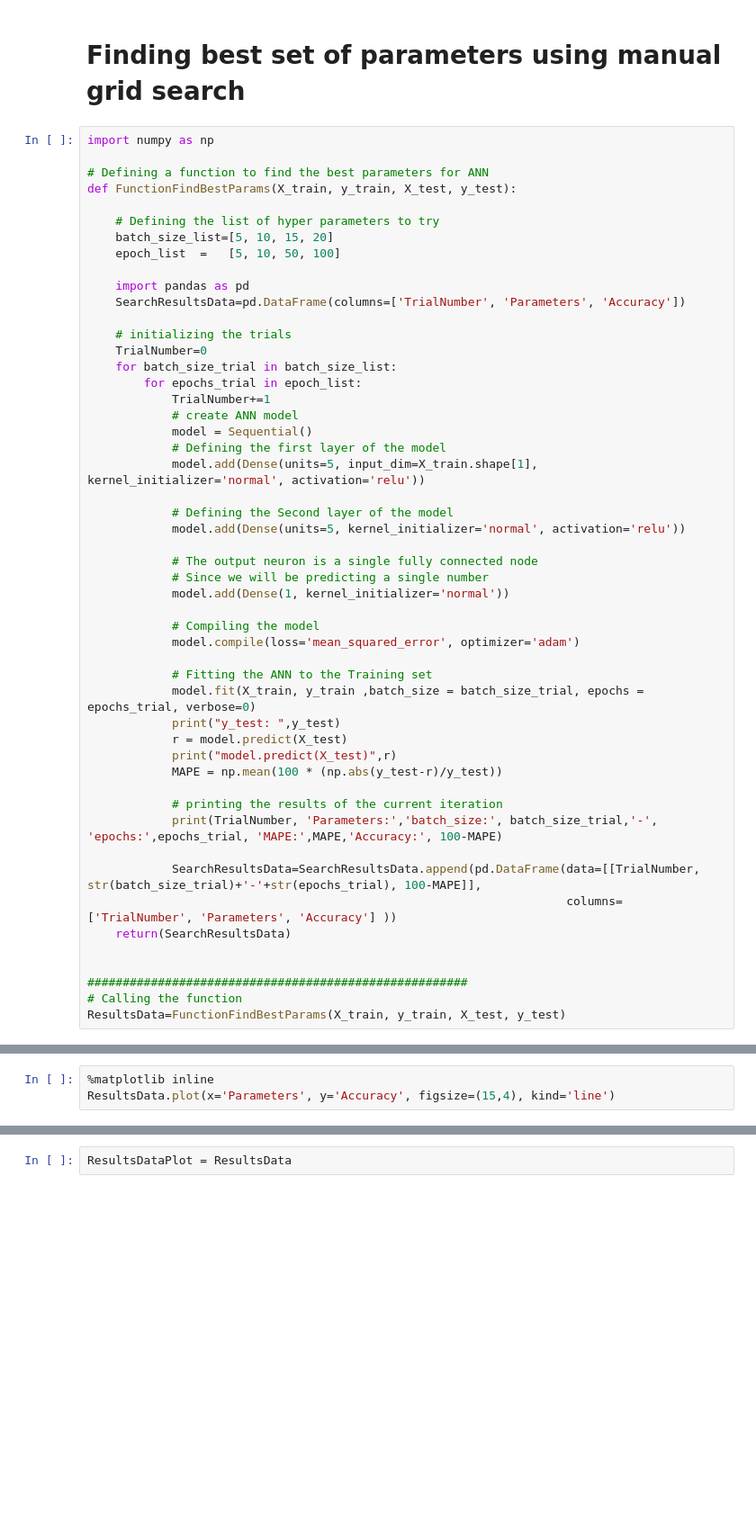
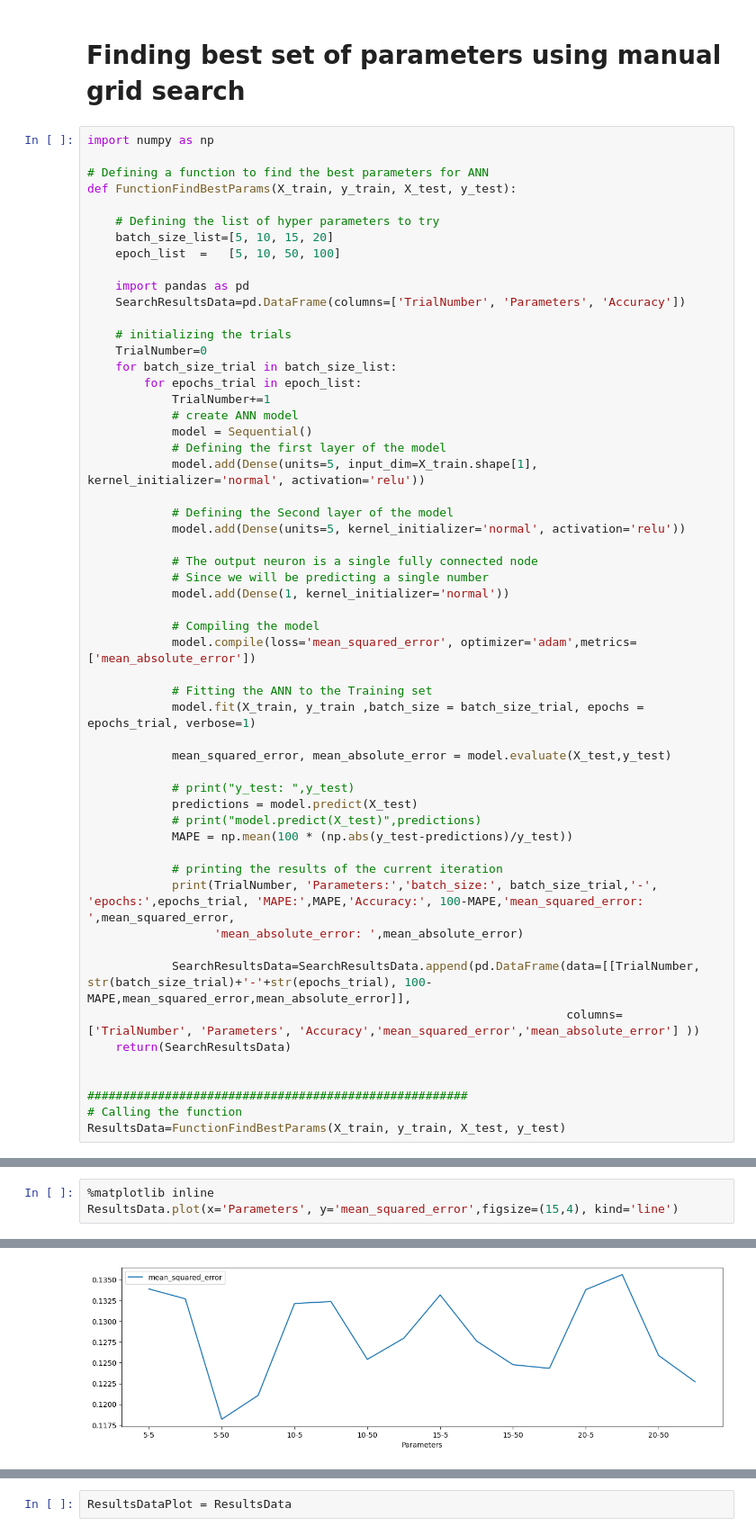
Before and after one commit to Tenergai/challenge-3, a Jupyter notebook: Generation Prediction DNN/DNN Regression.ipynb, the cells around one changed output, grey strips where cells are left out. Shown at 90% size. Cells and saved outputs as stored; diff of their text form; blank space fills up the shorter version.

Commit message:
Saving hyperparams to document and plotting

```diff
--- a/Generation Prediction DNN/DNN Regression.ipynb
+++ b/Generation Prediction DNN/DNN Regression.ipynb
@@ -129,20 +129,24 @@ def FunctionFindBestParams(X_train, y_train, X_test, y_test):
             model.add(Dense(1, kernel_initializer='normal'))
 
             # Compiling the model
-            model.compile(loss='mean_squared_error', optimizer='adam')
+            model.compile(loss='mean_squared_error', optimizer='adam',metrics=['mean_absolute_error'])
 
             # Fitting the ANN to the Training set
-            model.fit(X_train, y_train ,batch_size = batch_size_trial, epochs = epochs_trial, verbose=0)
-            print("y_test: ",y_test)
-            r = model.predict(X_test)
-            print("model.predict(X_test)",r)
-            MAPE = np.mean(100 * (np.abs(y_test-r)/y_test))
+            model.fit(X_train, y_train ,batch_size = batch_size_trial, epochs = epochs_trial, verbose=1)
+
+            mean_squared_error, mean_absolute_error = model.evaluate(X_test,y_test)
+
+            # print("y_test: ",y_test)
+            predictions = model.predict(X_test)
+            # print("model.predict(X_test)",predictions)
+            MAPE = np.mean(100 * (np.abs(y_test-predictions)/y_test))
 
             # printing the results of the current iteration
-            print(TrialNumber, 'Parameters:','batch_size:', batch_size_trial,'-', 'epochs:',epochs_trial, 'MAPE:',MAPE,'Accuracy:', 100-MAPE)
+            print(TrialNumber, 'Parameters:','batch_size:', batch_size_trial,'-', 'epochs:',epochs_trial, 'MAPE:',MAPE,'Accuracy:', 100-MAPE,'mean_squared_error: ',mean_squared_error,
+                  'mean_absolute_error: ',mean_absolute_error)
 
-            SearchResultsData=SearchResultsData.append(pd.DataFrame(data=[[TrialNumber, str(batch_size_trial)+'-'+str(epochs_trial), 100-MAPE]],
-                                                                    columns=['TrialNumber', 'Parameters', 'Accuracy'] ))
+            SearchResultsData=SearchResultsData.append(pd.DataFrame(data=[[TrialNumber, str(batch_size_trial)+'-'+str(epochs_trial), 100-MAPE,mean_squared_error,mean_absolute_error]],
+                                                                    columns=['TrialNumber', 'Parameters', 'Accuracy','mean_squared_error','mean_absolute_error'] ))
     return(SearchResultsData)
 
 
@@ -152,3 +351,4 @@ ResultsData=FunctionFindBestParams(X_train, y_train, X_test, y_test)
 # %%
 %matplotlib inline
-ResultsData.plot(x='Parameters', y='Accuracy', figsize=(15,4), kind='line')
+ResultsData.plot(x='Parameters', y='mean_squared_error',figsize=(15,4), kind='line')
+# %% [output]
@@ -154,0 +356 @@ ResultsData.plot(x='Parameters', y='Accuracy', figsize=(15,4), kind='line')
+[figure, added]
```
Also changed, not shown: parts of 10 cells of this notebook, 1 other file.
